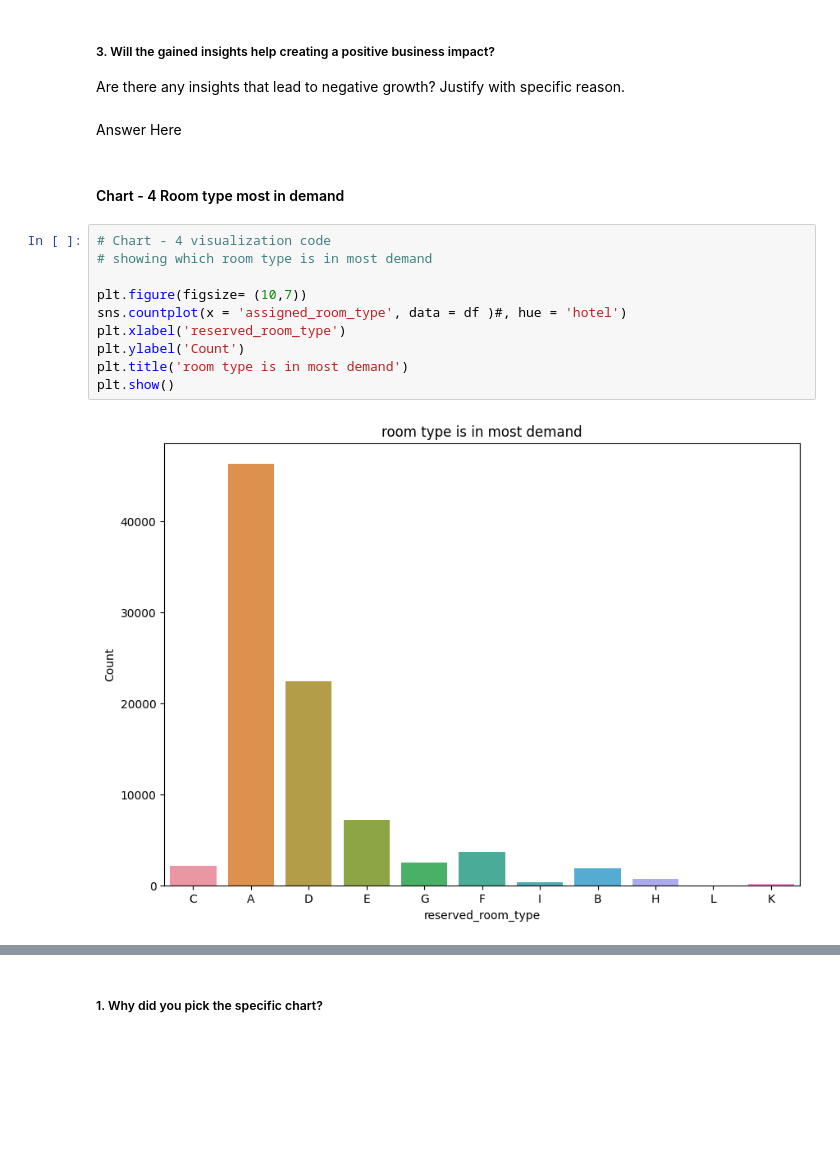
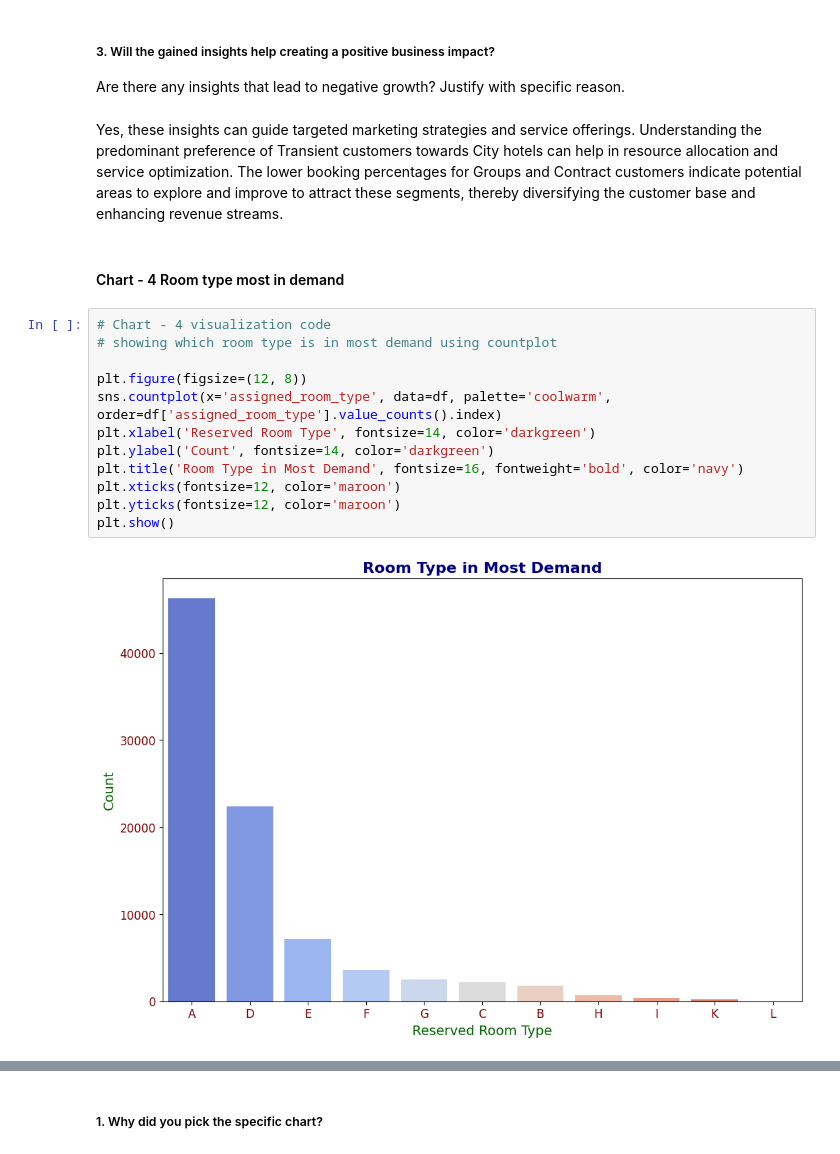
Before and after one commit to pankajmanisahu/EDA-ON-HOTEL-BOOKING-ANALYSIS, a Jupyter notebook: HOTEL_BOOKING_ANALYSIS_EDA.ipynb, the cells around one changed output, grey strips where cells are left out. Drawn from its saved outputs; the diff is of its cells as text; blank space fills up the shorter version.

```diff
--- a/HOTEL_BOOKING_ANALYSIS_EDA.ipynb
+++ b/HOTEL_BOOKING_ANALYSIS_EDA.ipynb
@@ -707,20 +762,22 @@ Answer Here
 # %% [markdown]
 ##### 3. Will the gained insights help creating a positive business impact?
 Are there any insights that lead to negative growth? Justify with specific reason.
-# %% [markdown]
-Answer Here
+# %% [markdown]
+Yes, these insights can guide targeted marketing strategies and service offerings. Understanding the predominant preference of Transient customers towards City hotels can help in resource allocation and service optimization. The lower booking percentages for Groups and Contract customers indicate potential areas to explore and improve to attract these segments, thereby diversifying the customer base and enhancing revenue streams.
 # %% [markdown]
 #### Chart - 4 Room type most in demand
 # %%
 # Chart - 4 visualization code
-# showing which room type is in most demand
+# showing which room type is in most demand using countplot
 
-plt.figure(figsize= (10,7))
-sns.countplot(x = 'assigned_room_type', data = df )#, hue = 'hotel')
-plt.xlabel('reserved_room_type')
-plt.ylabel('Count')
-plt.title('room type is in most demand')
+plt.figure(figsize=(12, 8))
+sns.countplot(x='assigned_room_type', data=df, palette='coolwarm', order=df['assigned_room_type'].value_counts().index)
+plt.xlabel('Reserved Room Type', fontsize=14, color='darkgreen')
+plt.ylabel('Count', fontsize=14, color='darkgreen')
+plt.title('Room Type in Most Demand', fontsize=16, fontweight='bold', color='navy')
+plt.xticks(fontsize=12, color='maroon')
+plt.yticks(fontsize=12, color='maroon')
 plt.show()
 # %% [output]
-[figure, old version]
+[figure, new version]
 # %%
```
Also changed, not shown: parts of 36 cells of this notebook.
